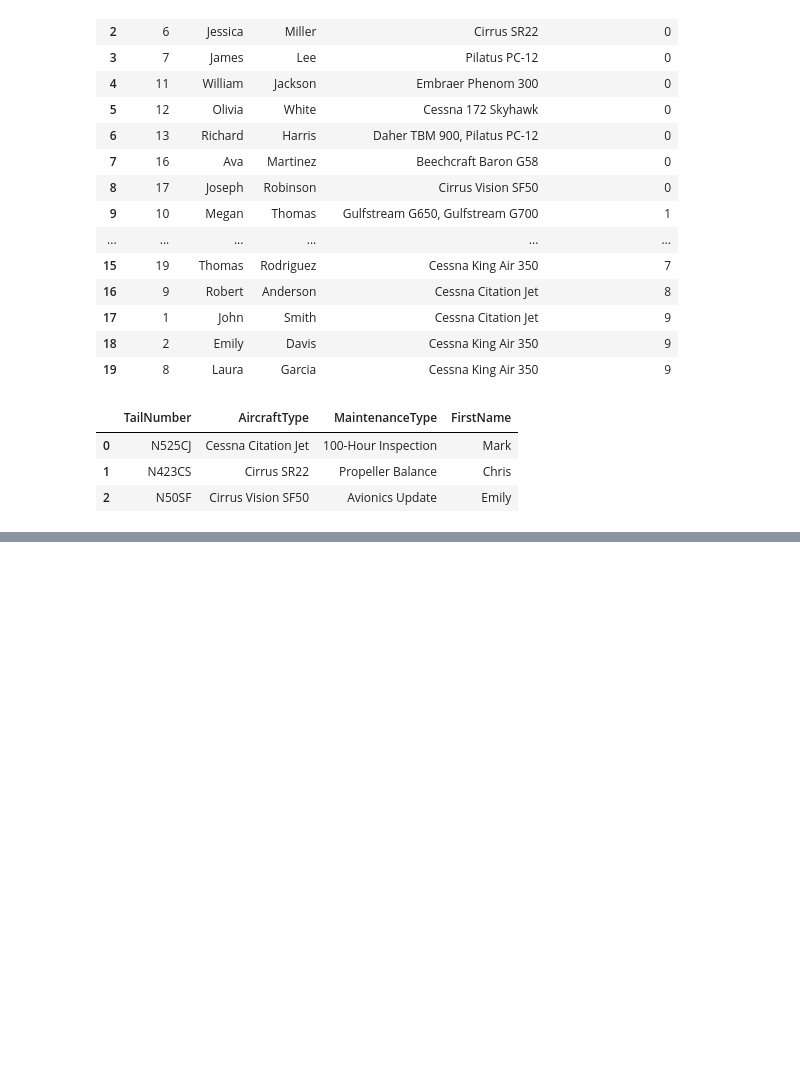
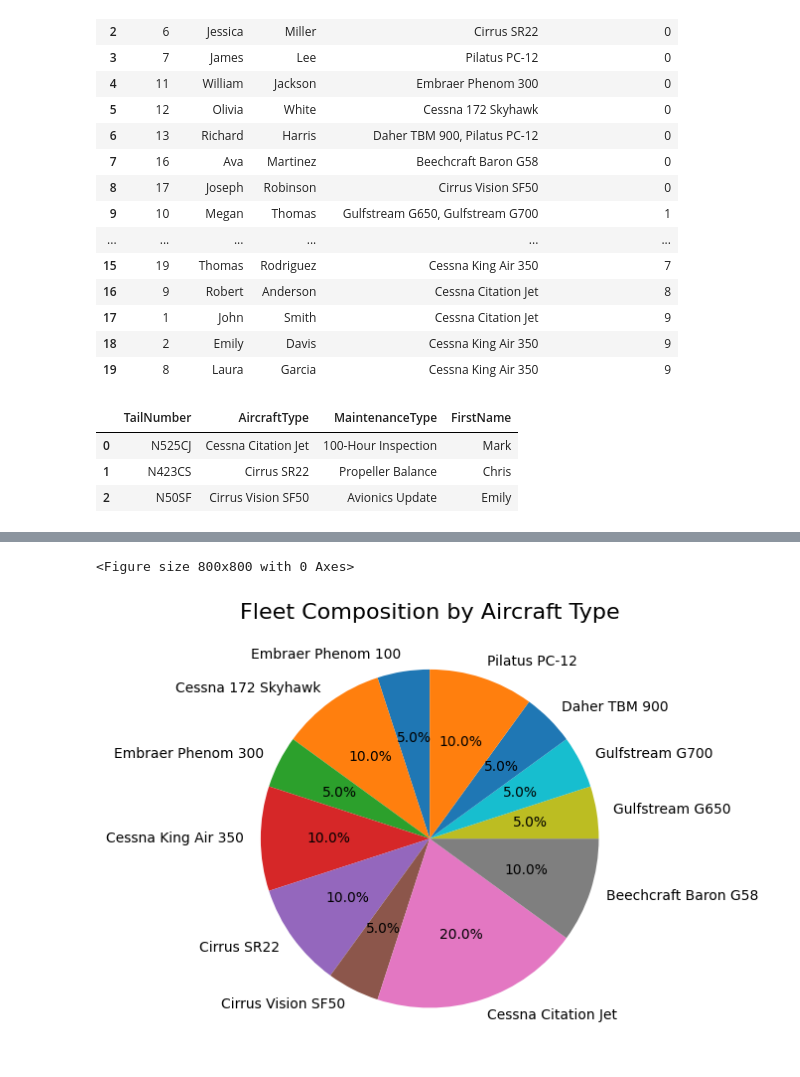
Before and after one commit to pilotbear-coder/DAE-Project, a Jupyter notebook: 6700 Big Bear Jet Python to MySQL/6700 Big Bear Jet Python to Sql.ipynb, the cells around one changed output, grey strips where cells are left out. Cells and saved outputs as stored; diff of their text form; code cells hidden in the pictures; blank space fills up the shorter version.

```diff
--- a/6700 Big Bear Jet Python to MySQL/6700 Big Bear Jet Python to Sql.ipynb
+++ b/6700 Big Bear Jet Python to MySQL/6700 Big Bear Jet Python to Sql.ipynb
@@ -183,0 +278,35 @@ maint_df
+# %%
+try:
+
+    cnx = mysql.connector.connect(**DB_CONFIG)
+    query = "SELECT AircraftType, COUNT(*) AS Count FROM Aircraft GROUP BY AircraftType;"
+
+
+    fleet_df = pd.read_sql_query(query, cnx)
+
+finally:
+
+    if 'cnx' in locals() and cnx.is_connected():
+        cnx.close()
+
+
+plt.figure(figsize=(8, 8))
+fleet_df.plot(
+    kind='pie',
+    y='Count',
+    labels=fleet_df['AircraftType'],
+    autopct='%1.1f%%',
+    startangle=90,
+    legend=False,
+    fontsize=10
+)
+
+
+plt.title('Fleet Composition by Aircraft Type', fontsize=16)
+plt.ylabel('')  # Hide the 'Count' y-label
+plt.tight_layout()
+
+plt.show()
+# %% [output]
+<Figure size 800x800 with 0 Axes>
+[figure, added]
```
Also changed, not shown: parts of 4 cells of this notebook.
